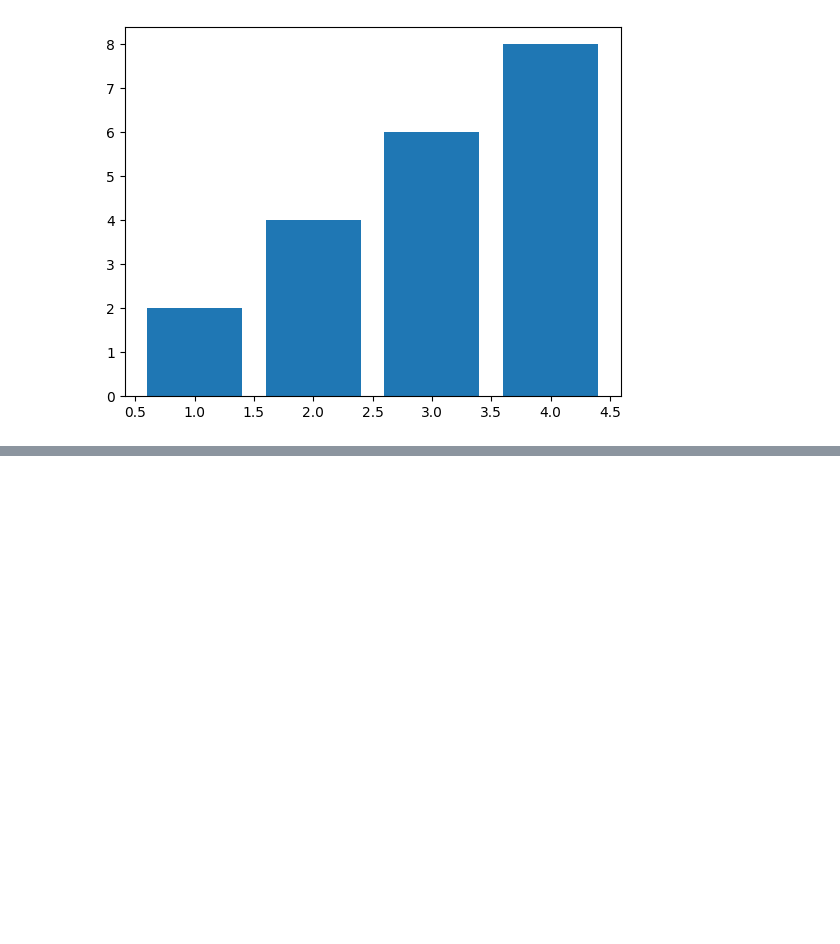
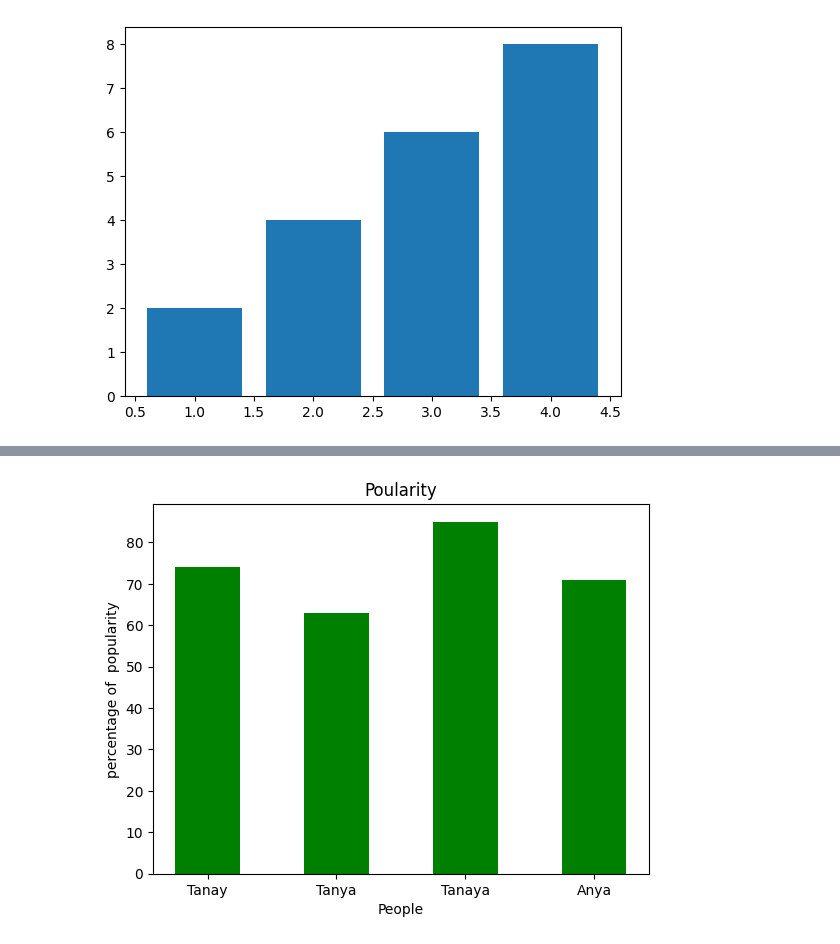
Before and after one commit to Tanay-Dwivedi/DADS-practice, a Jupyter notebook: Python/Matplotlib/matplotlib_practice1.ipynb, the cells around one changed output, grey strips where cells are left out. Saved outputs shown, nothing was run; the diff lists cells and outputs as text; code cells hidden in the pictures; blank space fills up the shorter version.

```diff
--- a/Python/Matplotlib/matplotlib_practice1.ipynb
+++ b/Python/Matplotlib/matplotlib_practice1.ipynb
@@ -17,0 +33,13 @@ plt.show()
+# %%
+# adding width
+
+a = ["Tanay", "Tanya", "Tanaya", "Anya"]
+b = [74, 63, 85, 71]
+
+plt.title("Poularity")
+plt.xlabel("People")
+plt.ylabel("percentage of  popularity")
+plt.bar(a,b, width = 0.5, color = "green")
+plt.show()
+# %% [output]
+[figure, added]
```
Also changed, not shown: parts of 7 cells of this notebook.
